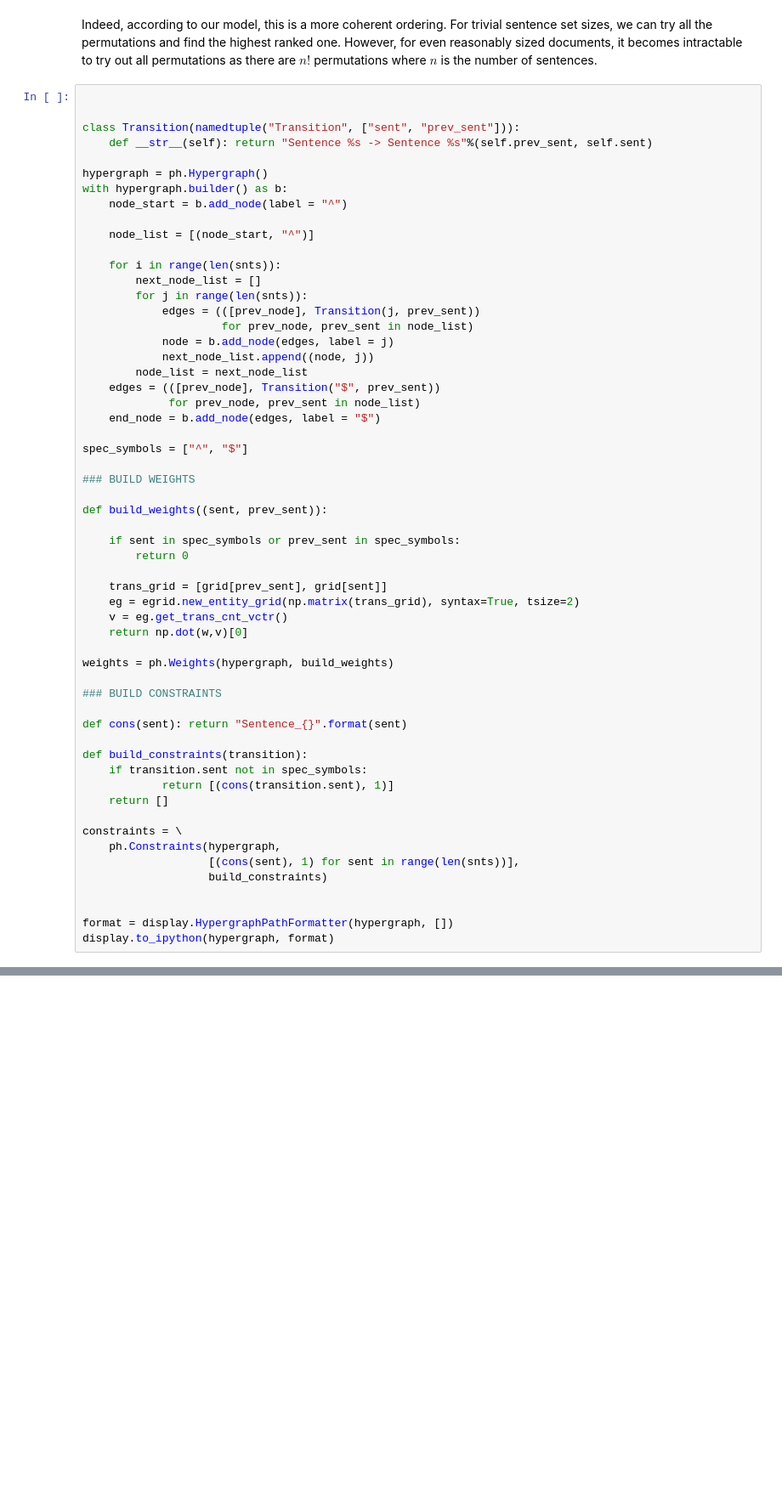
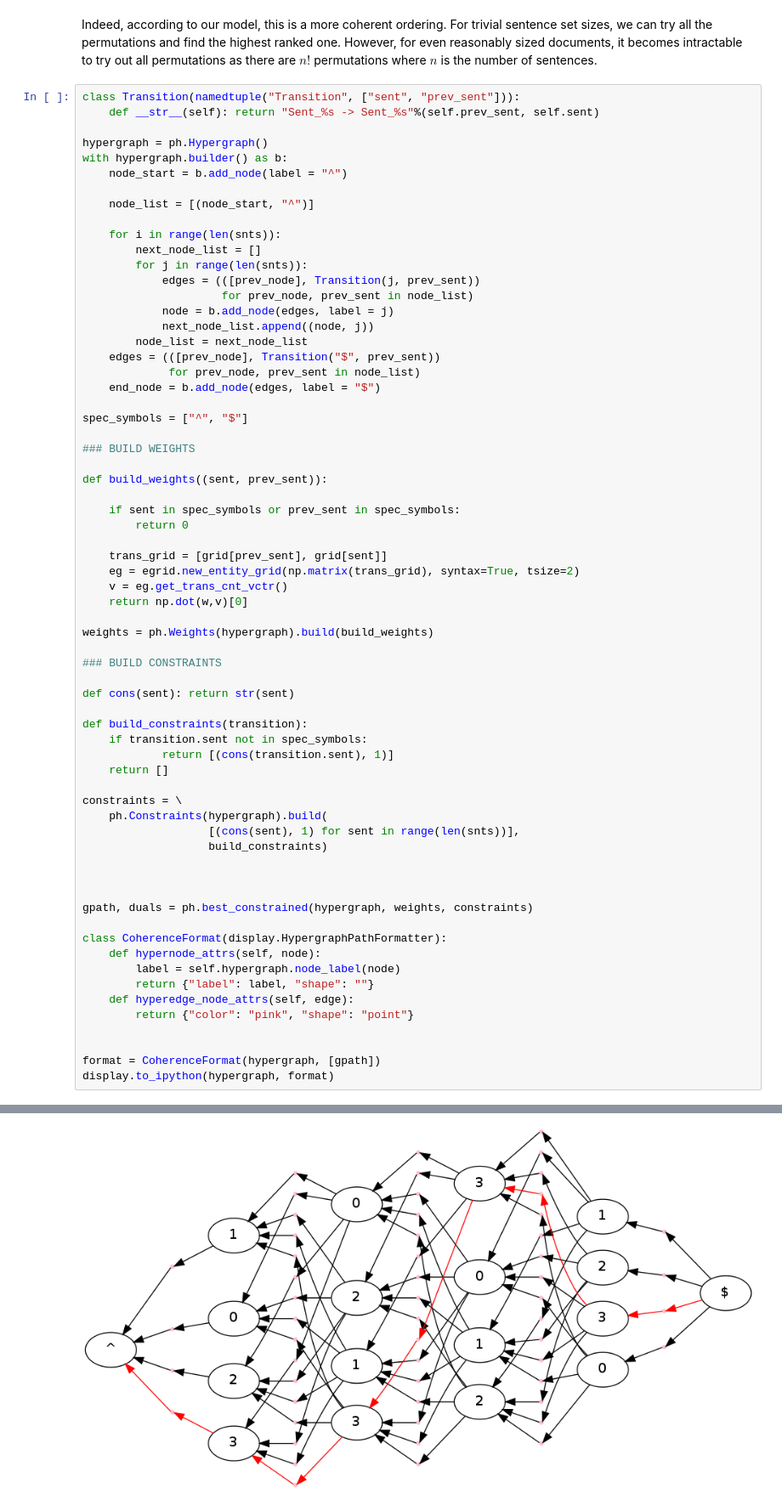
Before and after one commit to kedz/discourse, a Jupyter notebook: notebooks/discourse.ipynb, the cells around one changed output, grey strips where cells are left out. Shown at 85% size. Cells and saved outputs as stored; diff of their text form; blank space fills up the shorter version.

Commit message:
Fixed weights, and graph. Best path still not working.

```diff
--- a/notebooks/discourse.ipynb
+++ b/notebooks/discourse.ipynb
@@ -133,10 +133,8 @@ Coherence ranking: -750.671427327
 # %% [markdown]
 Indeed, according to our model, this is a more coherent ordering. For trivial sentence set sizes, we can try all the permutations and find the highest ranked one. However, for even reasonably sized documents, it becomes intractable to try out all permutations as there are $n!$ permutations where $n$ is the number of sentences.
 # %%
-
-
 class Transition(namedtuple("Transition", ["sent", "prev_sent"])):
-    def __str__(self): return "Sentence %s -> Sentence %s"%(self.prev_sent, self.sent)
+    def __str__(self): return "Sent_%s -> Sent_%s"%(self.prev_sent, self.sent)
 
 hypergraph = ph.Hypergraph()
 with hypergraph.builder() as b:
@@ -170,11 +168,11 @@ def build_weights((sent, prev_sent)):
     v = eg.get_trans_cnt_vctr()
     return np.dot(w,v)[0]
 
-weights = ph.Weights(hypergraph, build_weights)
+weights = ph.Weights(hypergraph).build(build_weights)
 
 ### BUILD CONSTRAINTS
 
-def cons(sent): return "Sentence_{}".format(sent)
+def cons(sent): return str(sent)
 
 def build_constraints(transition):
     if transition.sent not in spec_symbols:
@@ -182,11 +180,22 @@ def build_constraints(transition):
     return []
 
 constraints = \
-    ph.Constraints(hypergraph,
+    ph.Constraints(hypergraph).build(
                    [(cons(sent), 1) for sent in range(len(snts))],
                    build_constraints)
 
 
-format = display.HypergraphPathFormatter(hypergraph, [])
+
+gpath, duals = ph.best_constrained(hypergraph, weights, constraints)
+
+class CoherenceFormat(display.HypergraphPathFormatter):
+    def hypernode_attrs(self, node):
+        label = self.hypergraph.node_label(node)
+        return {"label": label, "shape": ""}
+    def hyperedge_node_attrs(self, edge):
+        return {"color": "pink", "shape": "point"}
+
+
+format = CoherenceFormat(hypergraph, [gpath])
 display.to_ipython(hypergraph, format)
 # %% [output]
@@ -193,0 +202 @@ TypeError: __cinit__() takes exactly 1 positional argument (2 given)
+[figure, added]
```
Also changed, not shown: parts of 1 cell of this notebook.
